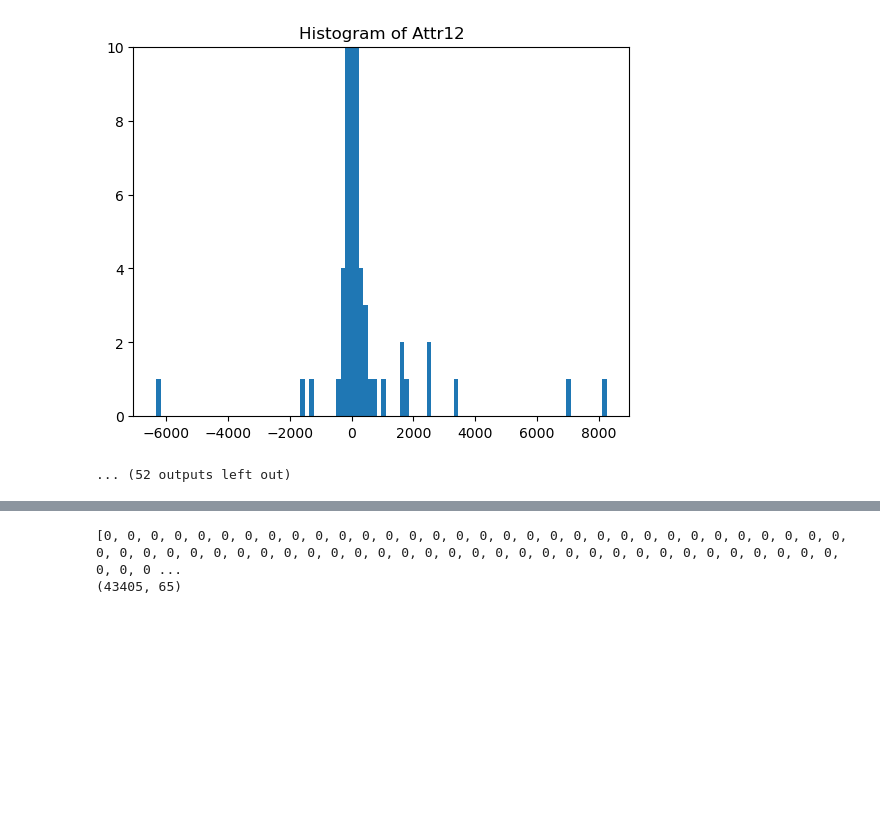
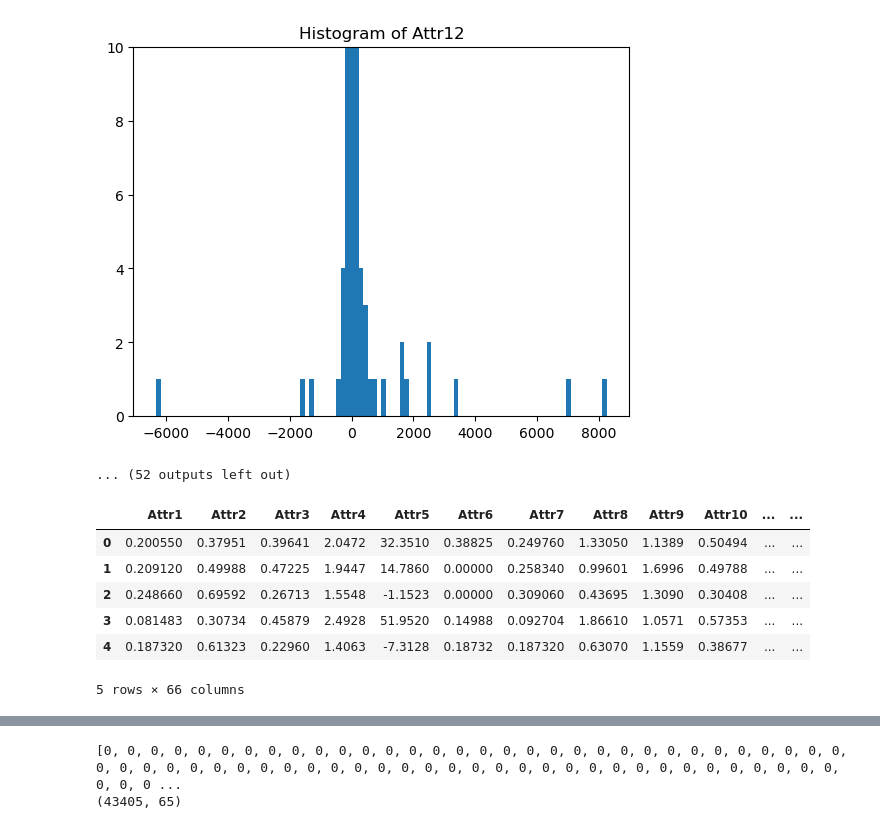
Before and after one commit to taddbackus/qtw, a Jupyter notebook: CaseStudy4/caseStudy4 v2.ipynb, the cells around one changed output, grey strips where cells are left out. Saved outputs shown, nothing was run; the diff lists cells and outputs as text; code cells hidden in the pictures; blank space fills up the shorter version.

```diff
--- a/CaseStudy4/caseStudy4 v2.ipynb
+++ b/CaseStudy4/caseStudy4 v2.ipynb
@@ -123,3 +127,33 @@ for i in data:
+# %%
+# https://scikit-learn.org/stable/auto_examples/impute/plot_missing_values.html#sphx-glr-auto-examples-impute-plot-missing-values-py
+
+
+X_missing = data.drop('class', axis=1)
+y_missing = data['class']
+
+regressor = RandomForestRegressor(random_state = 42)
+
+for col in X_missing.columns:
+    X_missing_column = X_missing[[col]]
+
+    def get_imputed_values(X_missing_column, y_missing):
+        imputer = KNNImputer(missing_values=np.nan, add_indicator=True)
+        X_imputed = imputer.fit_transform(X_missing_column)
+        return X_imputed
+
+    X_imputed_column = get_imputed_values(X_missing_column, y_missing)
+
+    data[col] = X_imputed_column[:, 0]
+
+data.head()
+# %% [output]
+|  | Attr1 | Attr2 | Attr3 | Attr4 | Attr5 | Attr6 | Attr7 | Attr8 | Attr9 | Attr10 | ... | ... |
+| 0 | 0.200550 | 0.37951 | 0.39641 | 2.0472 | 32.3510 | 0.38825 | 0.249760 | 1.33050 | 1.1389 | 0.50494 | ... | ... |
+| 1 | 0.209120 | 0.49988 | 0.47225 | 1.9447 | 14.7860 | 0.00000 | 0.258340 | 0.99601 | 1.6996 | 0.49788 | ... | ... |
+| 2 | 0.248660 | 0.69592 | 0.26713 | 1.5548 | -1.1523 | 0.00000 | 0.309060 | 0.43695 | 1.3090 | 0.30408 | ... | ... |
+| 3 | 0.081483 | 0.30734 | 0.45879 | 2.4928 | 51.9520 | 0.14988 | 0.092704 | 1.86610 | 1.0571 | 0.57353 | ... | ... |
+| 4 | 0.187320 | 0.61323 | 0.22960 | 1.4063 | -7.3128 | 0.18732 | 0.187320 | 0.63070 | 1.1559 | 0.38677 | ... | ... |
+5 rows × 66 columns
 # %%
 data.describe()
 # %% [output]
```
Also changed, not shown: parts of 12 cells of this notebook.
